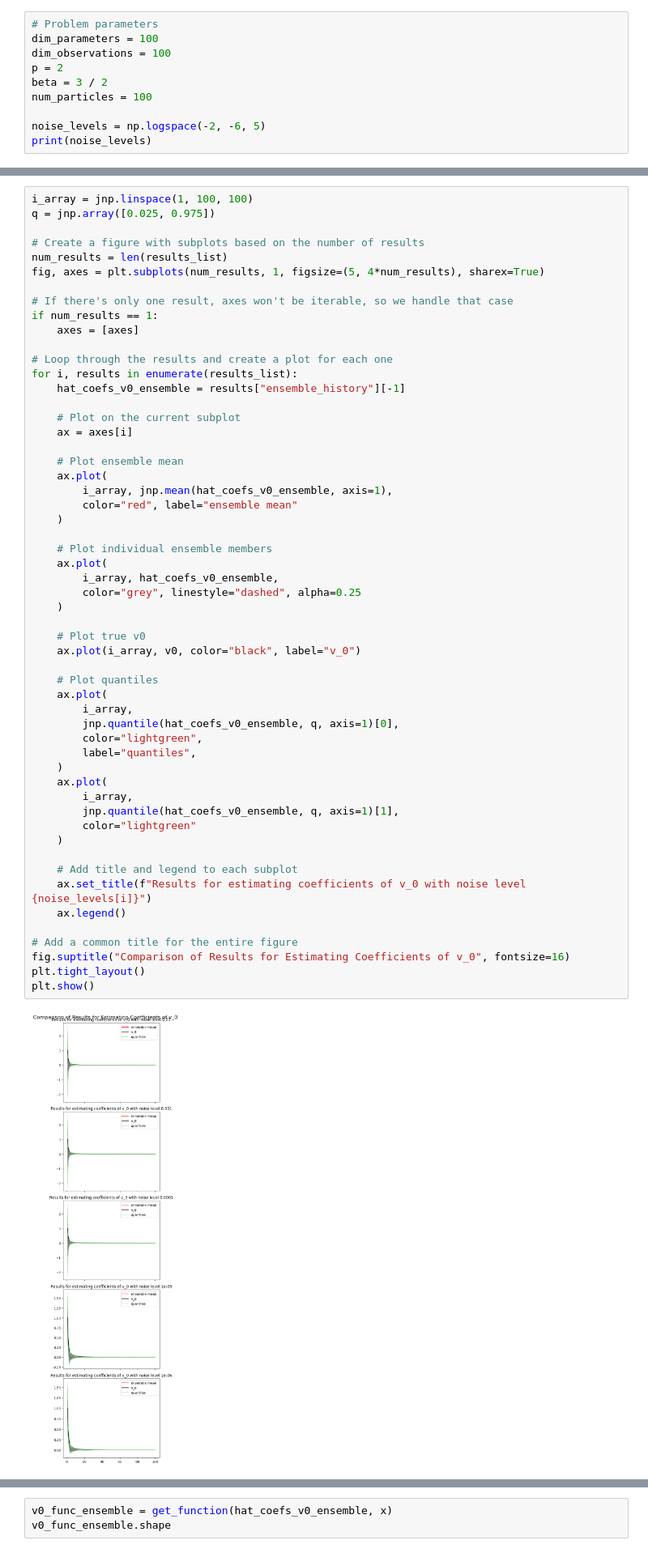
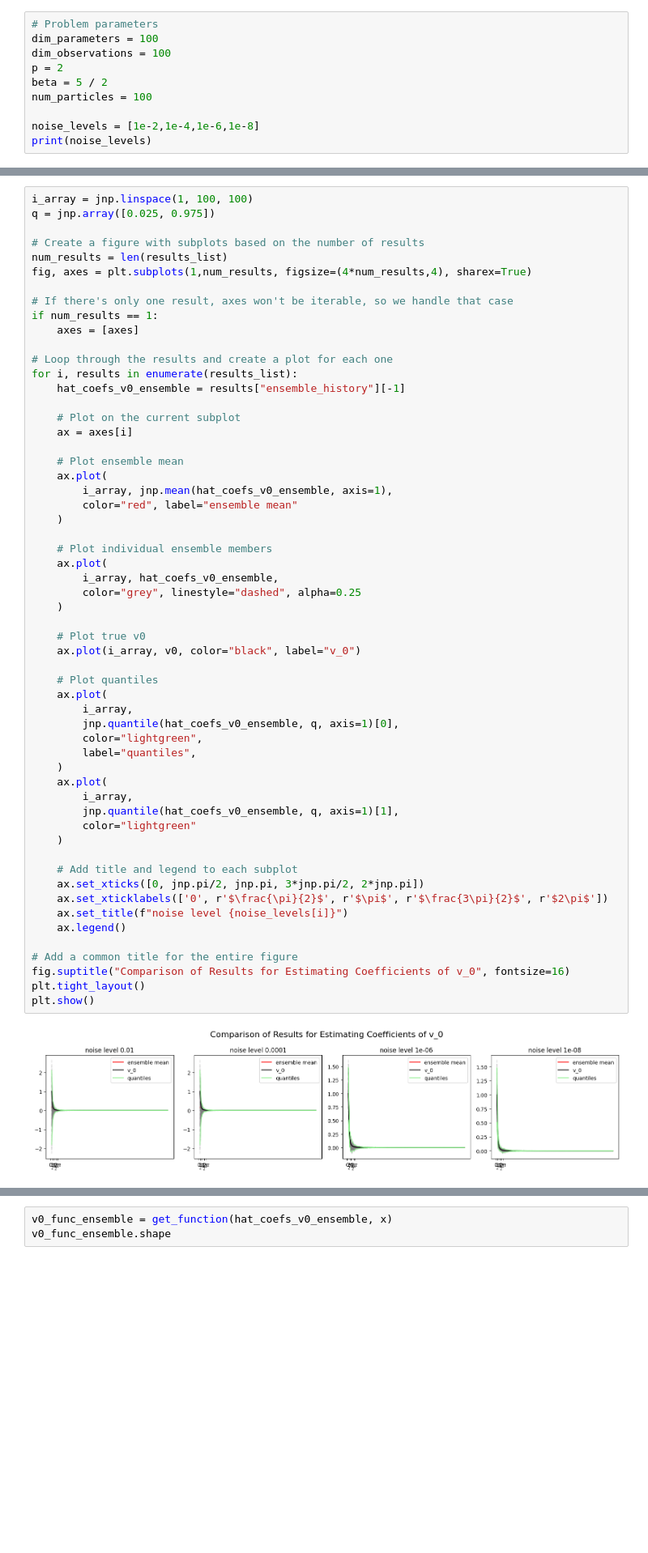
Before and after one commit to Tienstra/EarlyStoppingBIP, a Jupyter notebook: Notebooks/Schrödinger.ipynb, the cells around one changed output, grey strips where cells are left out. Shown at 81% size. Drawn from its saved outputs; the diff is of its cells as text; blank space fills up the shorter version.

Commit message:
add plots and tried some mcmc

```diff
--- a/Notebooks/Schrödinger.ipynb
+++ b/Notebooks/Schrödinger.ipynb
@@ -66,9 +68,9 @@ def run(dim_parameters, dim_observations, p, beta, num_particles, noise_level=1e
 dim_parameters = 100
 dim_observations = 100
 p = 2
-beta = 3 / 2
+beta = 5 / 2
 num_particles = 100
 
-noise_levels = np.logspace(-2, -6, 5)
+noise_levels = [1e-2,1e-4,1e-6,1e-8]
 print(noise_levels)
 # %% [output]
@@ -102,7 +104,7 @@ q = jnp.array([0.025, 0.975])
 
 # Create a figure with subplots based on the number of results
 num_results = len(results_list)
-fig, axes = plt.subplots(num_results, 1, figsize=(5, 4*num_results), sharex=True)
+fig, axes = plt.subplots(1,num_results, figsize=(4*num_results,4), sharex=True)
 
 # If there's only one result, axes won't be iterable, so we handle that case
 if num_results == 1:
@@ -124,35 +126,37 @@ for i, results in enumerate(results_list):
     # Plot individual ensemble members
     ax.plot(
         i_array, hat_coefs_v0_ensemble,
         color="grey", linestyle="dashed", alpha=0.25
     )
 
     # Plot true v0
     ax.plot(i_array, v0, color="black", label="v_0")
 
     # Plot quantiles
     ax.plot(
         i_array,
         jnp.quantile(hat_coefs_v0_ensemble, q, axis=1)[0],
         color="lightgreen",
         label="quantiles",
     )
     ax.plot(
         i_array,
         jnp.quantile(hat_coefs_v0_ensemble, q, axis=1)[1],
         color="lightgreen"
     )
 
     # Add title and legend to each subplot
-    ax.set_title(f"Results for estimating coefficients of v_0 with noise level {noise_levels[i]}")
+    ax.set_xticks([0, jnp.pi/2, jnp.pi, 3*jnp.pi/2, 2*jnp.pi])
+    ax.set_xticklabels(['0', r'$\frac{\pi}{2}$', r'$\pi$', r'$\frac{3\pi}{2}$', r'$2\pi$'])
+    ax.set_title(f"noise level {noise_levels[i]}")
     ax.legend()
 
 # Add a common title for the entire figure
 fig.suptitle("Comparison of Results for Estimating Coefficients of v_0", fontsize=16)
 plt.tight_layout()
 plt.show()
 # %% [output]
-[figure, old version]
+[figure, new version]
 # %%
 N = 100  # num of grid points
 x = jnp.linspace(0, 1, N)
```
Also changed, not shown: parts of 36 cells of this notebook.
